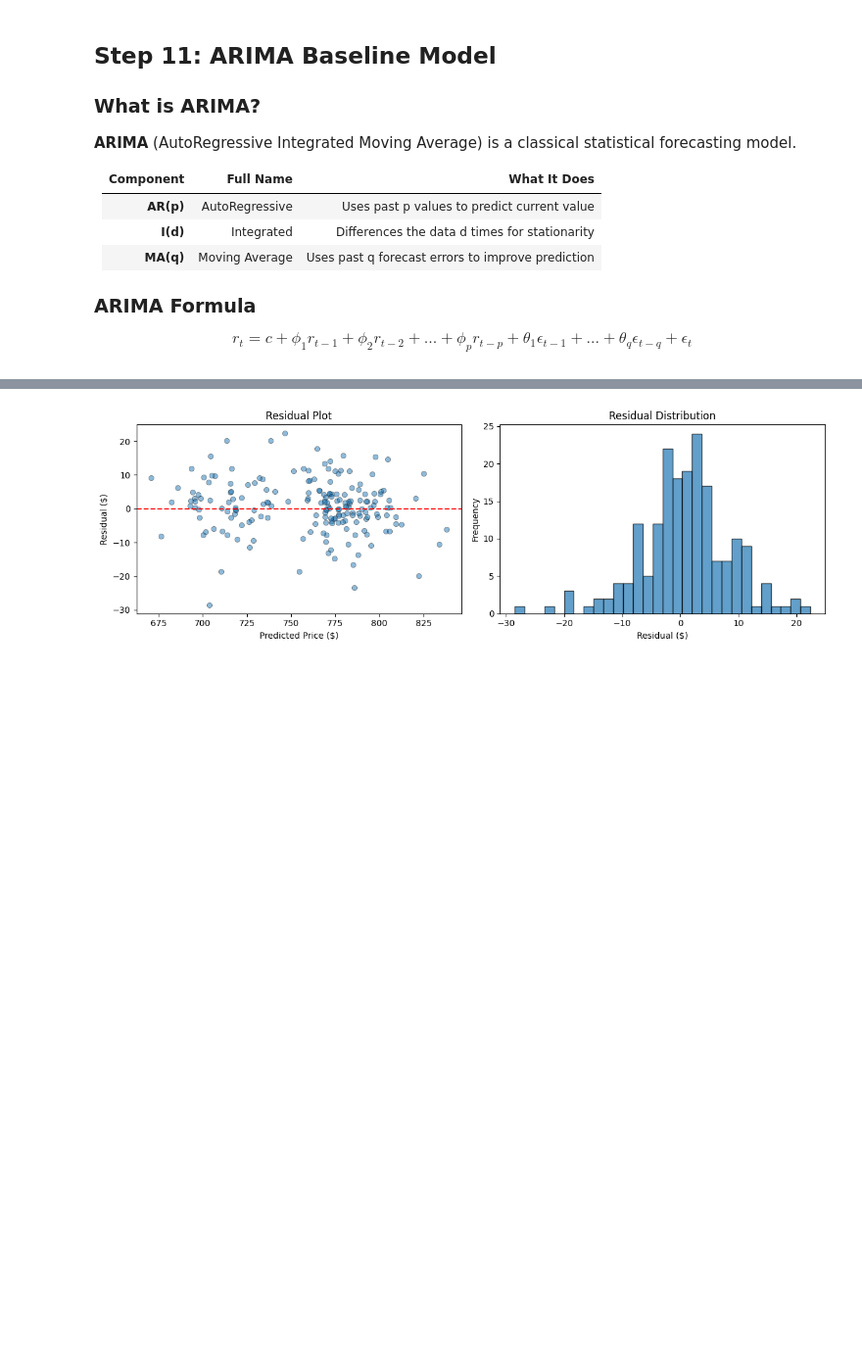
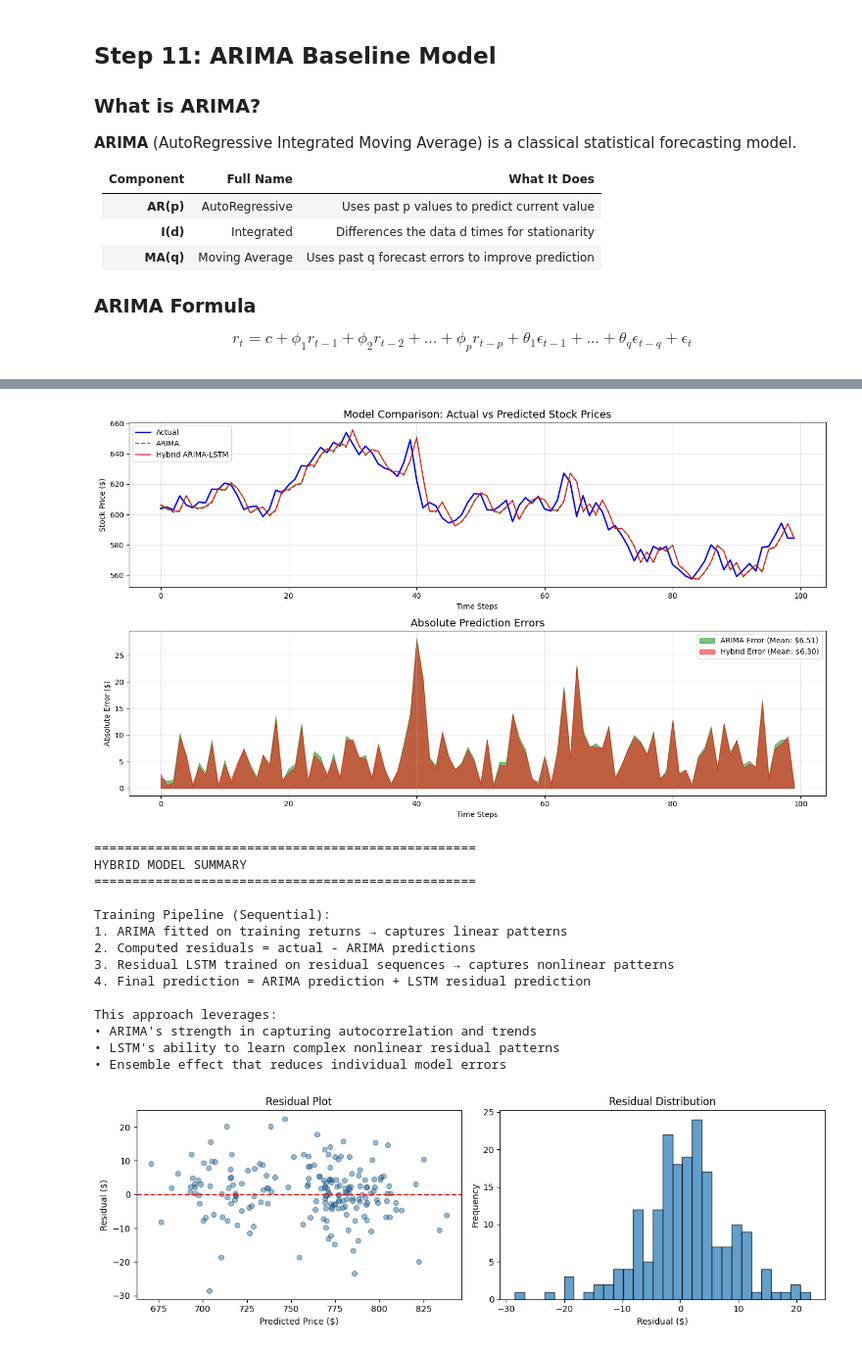
Before and after one commit to Ahmed275-Wael/LSTM_Google_Stock, a Jupyter notebook: lstm-google-stock-prediction.ipynb, the cells around one changed output, grey strips where cells are left out. Shown at 98% size. Drawn from its saved outputs; the diff is of its cells as text; code cells hidden in the pictures; blank space fills up the shorter version.

```diff
--- a/lstm-google-stock-prediction.ipynb
+++ b/lstm-google-stock-prediction.ipynb
@@ -623,3 +925,65 @@ ARIMA (baseline)     5.70         7.70         0.9554
+# %%
+plt.figure(figsize=(14, 8))
+
+sample_size = min(100, len(actual_comp))
+x_range = range(sample_size)
+
+plt.subplot(2, 1, 1)
+plt.plot(x_range, actual_comp[:sample_size], 'b-', label='Actual', linewidth=2)
+plt.plot(x_range, arima_comp[:sample_size], 'g--', label='ARIMA', linewidth=1.5, alpha=0.8)
+plt.plot(x_range, hybrid_comp[:sample_size], 'r-', label='Hybrid ARIMA-LSTM', linewidth=1.5, alpha=0.8)
+plt.title('Model Comparison: Actual vs Predicted Stock Prices', fontsize=14)
+plt.xlabel('Time Steps')
+plt.ylabel('Stock Price ($)')
+plt.legend(loc='upper left')
+plt.grid(True, alpha=0.3)
+
+plt.subplot(2, 1, 2)
+arima_errors = np.abs(actual_comp[:sample_size] - arima_comp[:sample_size])
+hybrid_errors = np.abs(actual_comp[:sample_size] - hybrid_comp[:sample_size])
+plt.fill_between(x_range, arima_errors, alpha=0.5, label=f'ARIMA Error (Mean: ${np.mean(arima_errors):.2f})', color='green')
+plt.fill_between(x_range, hybrid_errors, alpha=0.5, label=f'Hybrid Error (Mean: ${np.mean(hybrid_errors):.2f})', color='red')
+plt.title('Absolute Prediction Errors', fontsize=14)
+plt.xlabel('Time Steps')
+plt.ylabel('Absolute Error ($)')
+plt.legend(loc='upper right')
+plt.grid(True, alpha=0.3)
+
+plt.tight_layout()
+plt.savefig('hybrid_model_comparison.png', dpi=150, bbox_inches='tight')
+plt.show()
+
+print("\n" + "=" * 50)
+print("HYBRID MODEL SUMMARY")
+print("=" * 50)
+print("""
+Training Pipeline (Sequential):
+1. ARIMA fitted on training returns → captures linear patterns
+2. Computed residuals = actual - ARIMA predictions
+3. Residual LSTM trained on residual sequences → captures nonlinear patterns
+4. Final prediction = ARIMA prediction + LSTM residual prediction
+
+This approach leverages:
+• ARIMA's strength in capturing autocorrelation and trends
+• LSTM's ability to learn complex nonlinear residual patterns
+• Ensemble effect that reduces individual model errors
+""")
+# %% [output]
+[figure, added]
+==================================================
+HYBRID MODEL SUMMARY
+==================================================
+
+Training Pipeline (Sequential):
+1. ARIMA fitted on training returns → captures linear patterns
+2. Computed residuals = actual - ARIMA predictions
+3. Residual LSTM trained on residual sequences → captures nonlinear patterns
+4. Final prediction = ARIMA prediction + LSTM residual prediction
+
+This approach leverages:
+• ARIMA's strength in capturing autocorrelation and trends
+• LSTM's ability to learn complex nonlinear residual patterns
+• Ensemble effect that reduces individual model errors
 # %%
 residuals = y_actual.flatten() - y_pred.flatten()
 
```
Also changed, not shown: parts of 13 cells of this notebook.
